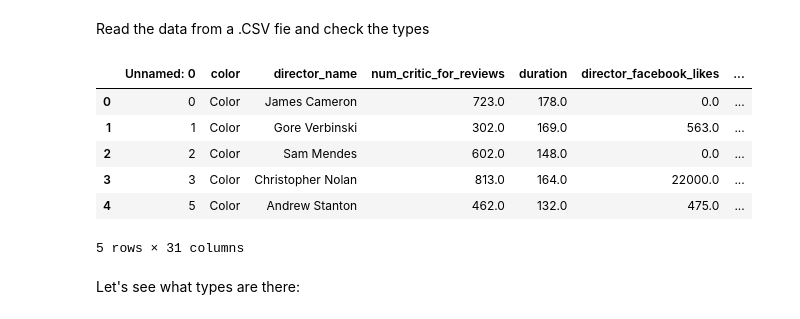
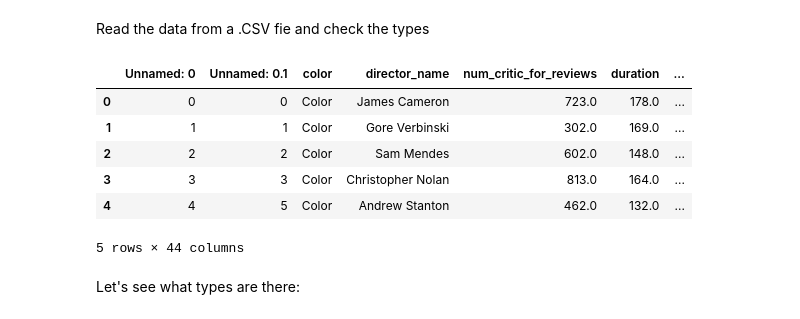
Before and after one commit to eeghor/teg-movie-presentation, a Jupyter notebook: imdb_5000_analysis.ipynb, the cells around one changed output. Saved outputs shown, nothing was run; the diff lists cells and outputs as text; code cells hidden in the pictures.

```diff
--- a/imdb_5000_analysis.ipynb
+++ b/imdb_5000_analysis.ipynb
@@ -8,16 +5,16 @@ import time
 # %% [markdown]
 Read the data from a .CSV fie and check the types
 # %%
-df = pd.read_csv("data/movie_metadata_upd.csv",parse_dates=[-2],infer_datetime_format=True)
+df = pd.read_csv("data/movie_metadata_upd_final.csv")
 df.head()
 # %% [output]
-|  | Unnamed: 0 | color | director_name | num_critic_for_reviews | duration | director_facebook_likes | ... |
-| 0 | 0 | Color | James Cameron | 723.0 | 178.0 | 0.0 | ... |
-| 1 | 1 | Color | Gore Verbinski | 302.0 | 169.0 | 563.0 | ... |
-| 2 | 2 | Color | Sam Mendes | 602.0 | 148.0 | 0.0 | ... |
-| 3 | 3 | Color | Christopher Nolan | 813.0 | 164.0 | 22000.0 | ... |
-| 4 | 5 | Color | Andrew Stanton | 462.0 | 132.0 | 475.0 | ... |
+|  | Unnamed: 0 | Unnamed: 0.1 | color | director_name | num_critic_for_reviews | duration | ... |
+| 0 | 0 | 0 | Color | James Cameron | 723.0 | 178.0 | ... |
+| 1 | 1 | 1 | Color | Gore Verbinski | 302.0 | 169.0 | ... |
+| 2 | 2 | 2 | Color | Sam Mendes | 602.0 | 148.0 | ... |
+| 3 | 3 | 3 | Color | Christopher Nolan | 813.0 | 164.0 | ... |
+| 4 | 4 | 5 | Color | Andrew Stanton | 462.0 | 132.0 | ... |
-5 rows × 31 columns
+5 rows × 44 columns
 # %% [markdown]
 Let's see what types are there:
 # %%
```
Also changed, not shown: parts of 1 cell of this notebook, 2 other files.
